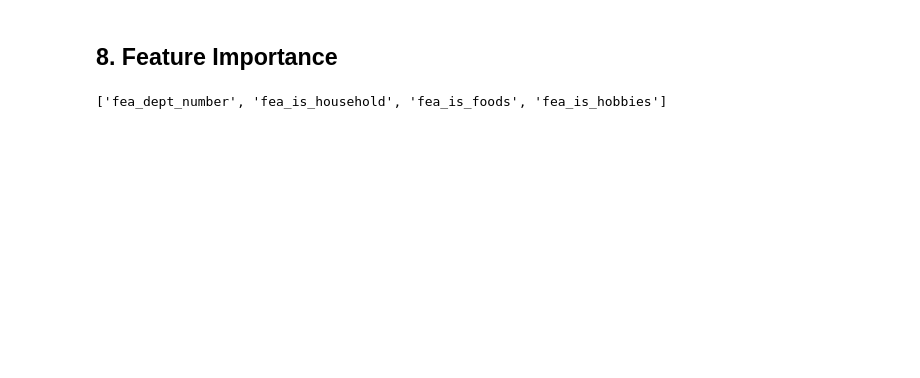
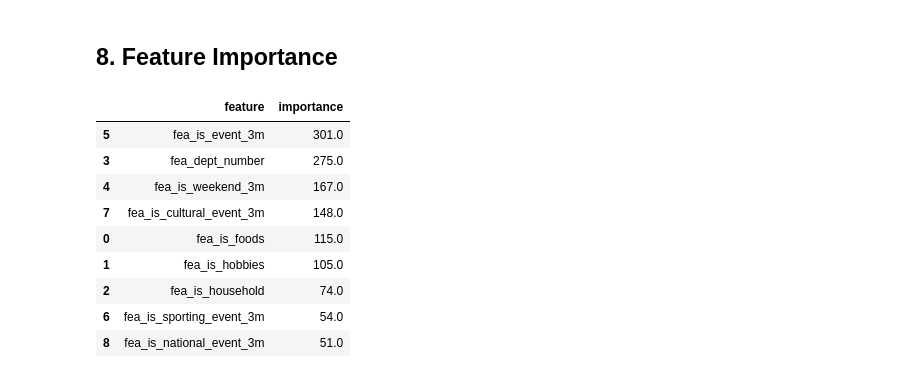
Before and after one commit to AnaPrec07/porygon-demand-forecasting, a Jupyter notebook: src/notebooks/model_training/xgboost/single_model_training.ipynb, the cells around one changed output. Saved outputs shown, nothing was run; the diff lists cells and outputs as text; code cells hidden in the pictures; blank space fills up the shorter version.

```diff
--- a/src/notebooks/model_training/xgboost/single_model_training.ipynb
+++ b/src/notebooks/model_training/xgboost/single_model_training.ipynb
@@ -167,7 +147,16 @@ plt.show()
 # %% [markdown]
 ## 8. Feature Importance
-# %%
-trained_model.feature_importance["feature"].to_list()
-# %% [output]
-['fea_dept_number', 'fea_is_household', 'fea_is_foods', 'fea_is_hobbies']
+# %%
+trained_model.feature_importance
+# %% [output]
+|  | feature | importance |
+| 5 | fea_is_event_3m | 301.0 |
+| 3 | fea_dept_number | 275.0 |
+| 4 | fea_is_weekend_3m | 167.0 |
+| 7 | fea_is_cultural_event_3m | 148.0 |
+| 0 | fea_is_foods | 115.0 |
+| 1 | fea_is_hobbies | 105.0 |
+| 2 | fea_is_household | 74.0 |
+| 6 | fea_is_sporting_event_3m | 54.0 |
+| 8 | fea_is_national_event_3m | 51.0 |
 # %%
```
Also changed, not shown: parts of 16 cells of this notebook, 4 other files.
